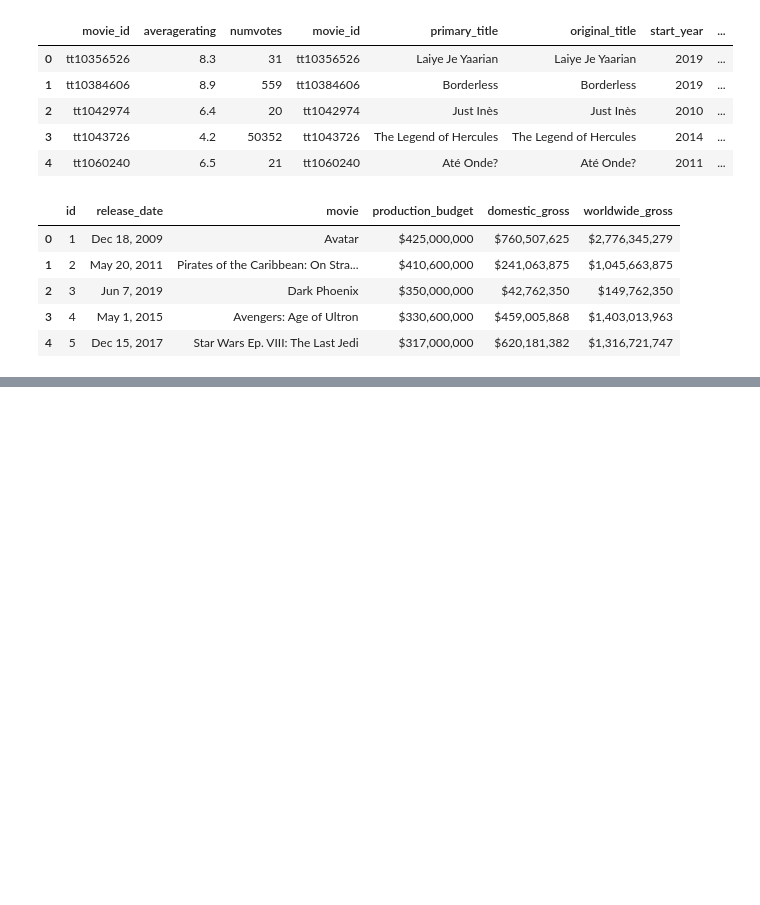
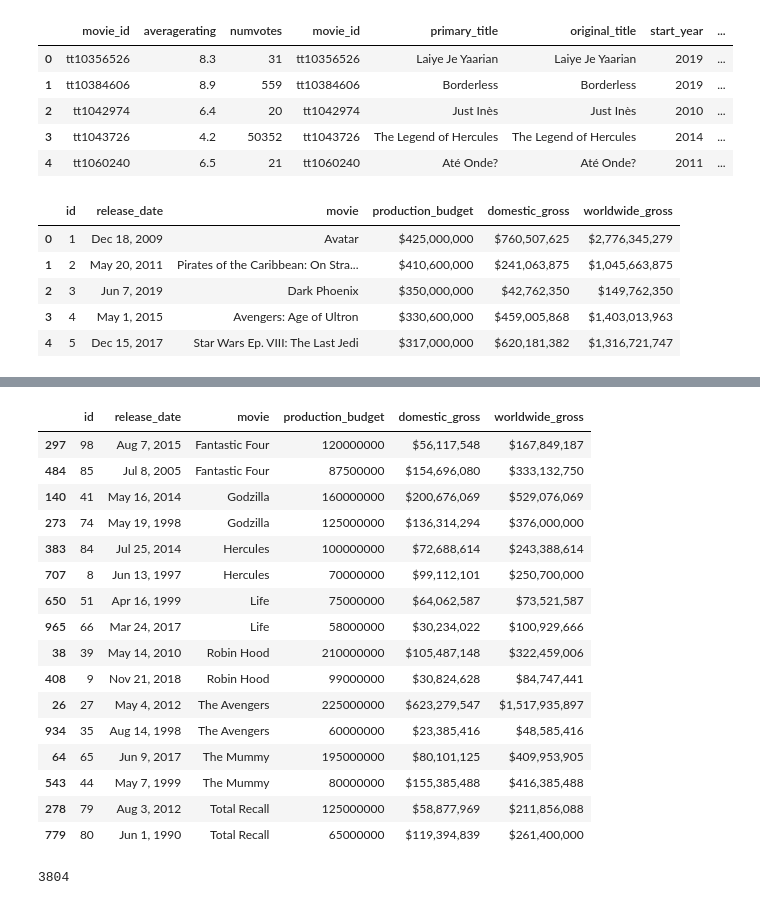
Before and after one commit to learn-co-curriculum/dsc-phase-1-project-v2-4, a Jupyter notebook: student-Copy1.ipynb, the cells around one changed output, grey strips where cells are left out. Drawn from its saved outputs; the diff is of its cells as text; code cells hidden in the pictures; blank space fills up the shorter version.

```diff
--- a/student-Copy1.ipynb
+++ b/student-Copy1.ipynb
@@ -147,0 +157,26 @@ df_high_budget = df_budget[df_budget.production_budget > 50000000]
+# %%
+# There are 16 different movies with the same title
+df_high_budget[df_high_budget.duplicated(subset = ['movie'], keep = False) == True].sort_values('movie')
+# %% [output]
+|  | id | release_date | movie | production_budget | domestic_gross | worldwide_gross |
+| 297 | 98 | Aug 7, 2015 | Fantastic Four | 120000000 | $56,117,548 | $167,849,187 |
+| 484 | 85 | Jul 8, 2005 | Fantastic Four | 87500000 | $154,696,080 | $333,132,750 |
+| 140 | 41 | May 16, 2014 | Godzilla | 160000000 | $200,676,069 | $529,076,069 |
+| 273 | 74 | May 19, 1998 | Godzilla | 125000000 | $136,314,294 | $376,000,000 |
+| 383 | 84 | Jul 25, 2014 | Hercules | 100000000 | $72,688,614 | $243,388,614 |
+| 707 | 8 | Jun 13, 1997 | Hercules | 70000000 | $99,112,101 | $250,700,000 |
+| 650 | 51 | Apr 16, 1999 | Life | 75000000 | $64,062,587 | $73,521,587 |
+| 965 | 66 | Mar 24, 2017 | Life | 58000000 | $30,234,022 | $100,929,666 |
+| 38 | 39 | May 14, 2010 | Robin Hood | 210000000 | $105,487,148 | $322,459,006 |
+| 408 | 9 | Nov 21, 2018 | Robin Hood | 99000000 | $30,824,628 | $84,747,441 |
+| 26 | 27 | May 4, 2012 | The Avengers | 225000000 | $623,279,547 | $1,517,935,897 |
+| 934 | 35 | Aug 14, 1998 | The Avengers | 60000000 | $23,385,416 | $48,585,416 |
+| 64 | 65 | Jun 9, 2017 | The Mummy | 195000000 | $80,101,125 | $409,953,905 |
+| 543 | 44 | May 7, 1999 | The Mummy | 80000000 | $155,385,488 | $416,385,488 |
+| 278 | 79 | Aug 3, 2012 | Total Recall | 125000000 | $58,877,969 | $211,856,088 |
+| 779 | 80 | Jun 1, 1990 | Total Recall | 65000000 | $119,394,839 | $261,400,000 |
+# %%
+# Discovering that there are about 4 thousand of non unique titles in df_combined
+len(df_combined.primary_title) - len(df_combined.primary_title.unique())
+# %% [output]
+3804
```
Also changed, not shown: parts of 18 cells of this notebook.
